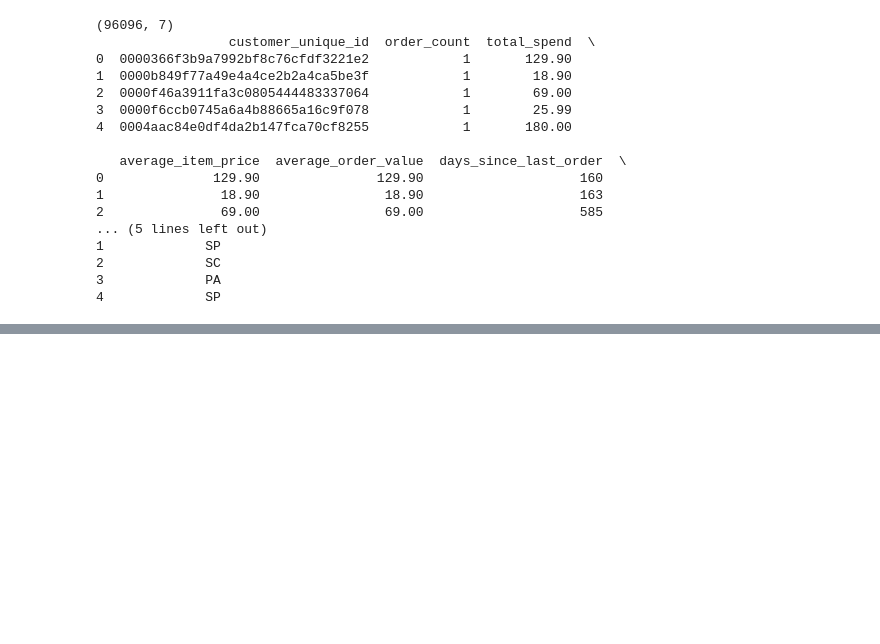
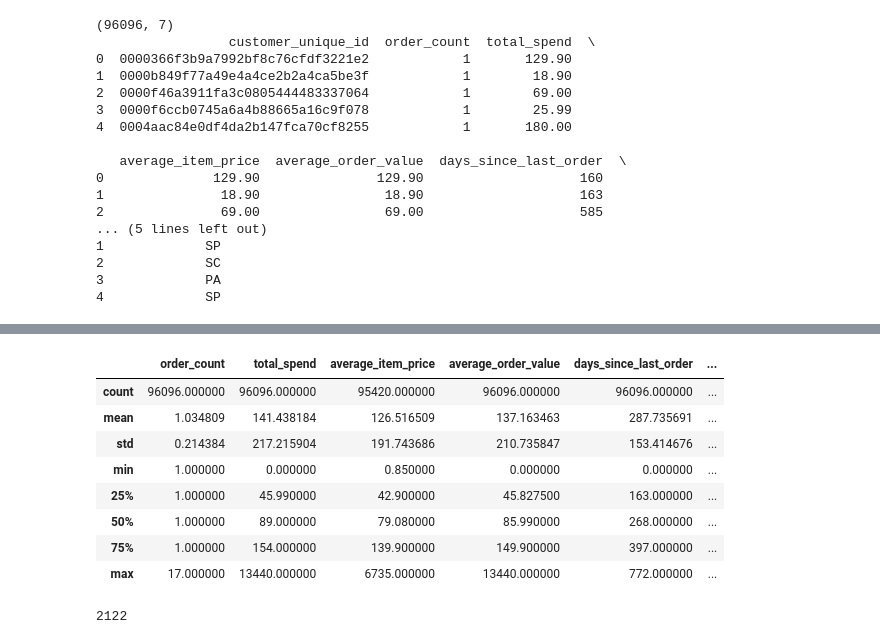
Before and after one commit to Sahil-1727/Business-Decision-Intelligence, a Jupyter notebook: notebooks/05_feature_engineering.ipynb, the cells around one changed output, grey strips where cells are left out. Cells and saved outputs as stored; diff of their text form; code cells hidden in the pictures; blank space fills up the shorter version.

```diff
--- a/notebooks/05_feature_engineering.ipynb
+++ b/notebooks/05_feature_engineering.ipynb
@@ -263,0 +271,12 @@ print(customer_features.head())
+# %%
+first_order_date = (
+    df.groupby("customer_unique_id")["order_purchase_timestamp"]
+      .min()
+      .reset_index()
+)
+
+first_order_date["order_purchase_timestamp"] = pd.to_datetime(
+    first_order_date["order_purchase_timestamp"]
+)
+
+first_order_date.head()
@@ -263,0 +290,7 @@ print(customer_features.head())
+# %%
+first_order_date["customer_lifetime_days"] = (
+    last_order_date["order_purchase_timestamp"]
+    - first_order_date["order_purchase_timestamp"]
+).dt.days
+
+first_order_date.head()
@@ -263,0 +304,12 @@ print(customer_features.head())
+# %%
+customer_features = customer_features.merge(
+    first_order_date[
+        ["customer_unique_id", "customer_lifetime_days"]
+    ],
+    on="customer_unique_id",
+    how="left",
+    validate="one_to_one"
+)
+
+print(customer_features.shape)
+print(customer_features.head())
@@ -263,0 +352,16 @@ print(customer_features.head())
+# %%
+customer_features.describe()
+# %% [output]
+|  | order_count | total_spend | average_item_price | average_order_value | days_since_last_order | ... |
+| count | 96096.000000 | 96096.000000 | 95420.000000 | 96096.000000 | 96096.000000 | ... |
+| mean | 1.034809 | 141.438184 | 126.516509 | 137.163463 | 287.735691 | ... |
+| std | 0.214384 | 217.215904 | 191.743686 | 210.735847 | 153.414676 | ... |
+| min | 1.000000 | 0.000000 | 0.850000 | 0.000000 | 0.000000 | ... |
+| 25% | 1.000000 | 45.990000 | 42.900000 | 45.827500 | 163.000000 | ... |
+| 50% | 1.000000 | 89.000000 | 79.080000 | 85.990000 | 268.000000 | ... |
+| 75% | 1.000000 | 154.000000 | 139.900000 | 149.900000 | 397.000000 | ... |
+| max | 17.000000 | 13440.000000 | 6735.000000 | 13440.000000 | 772.000000 | ... |
+# %%
+(customer_features["customer_lifetime_days"] > 0).sum()
+# %% [output]
+2122
```
Also changed, not shown: parts of 20 cells of this notebook, 1 other file.
